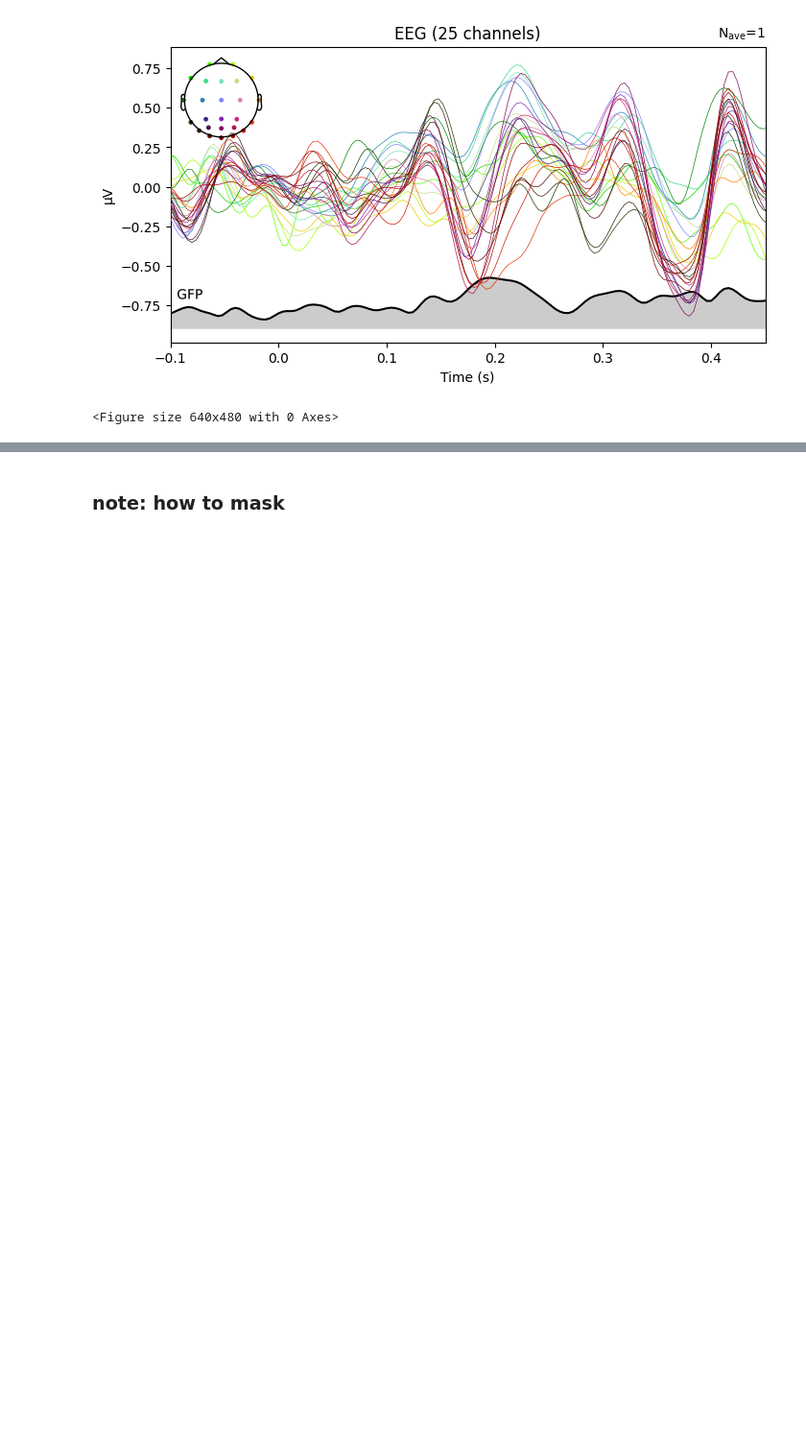
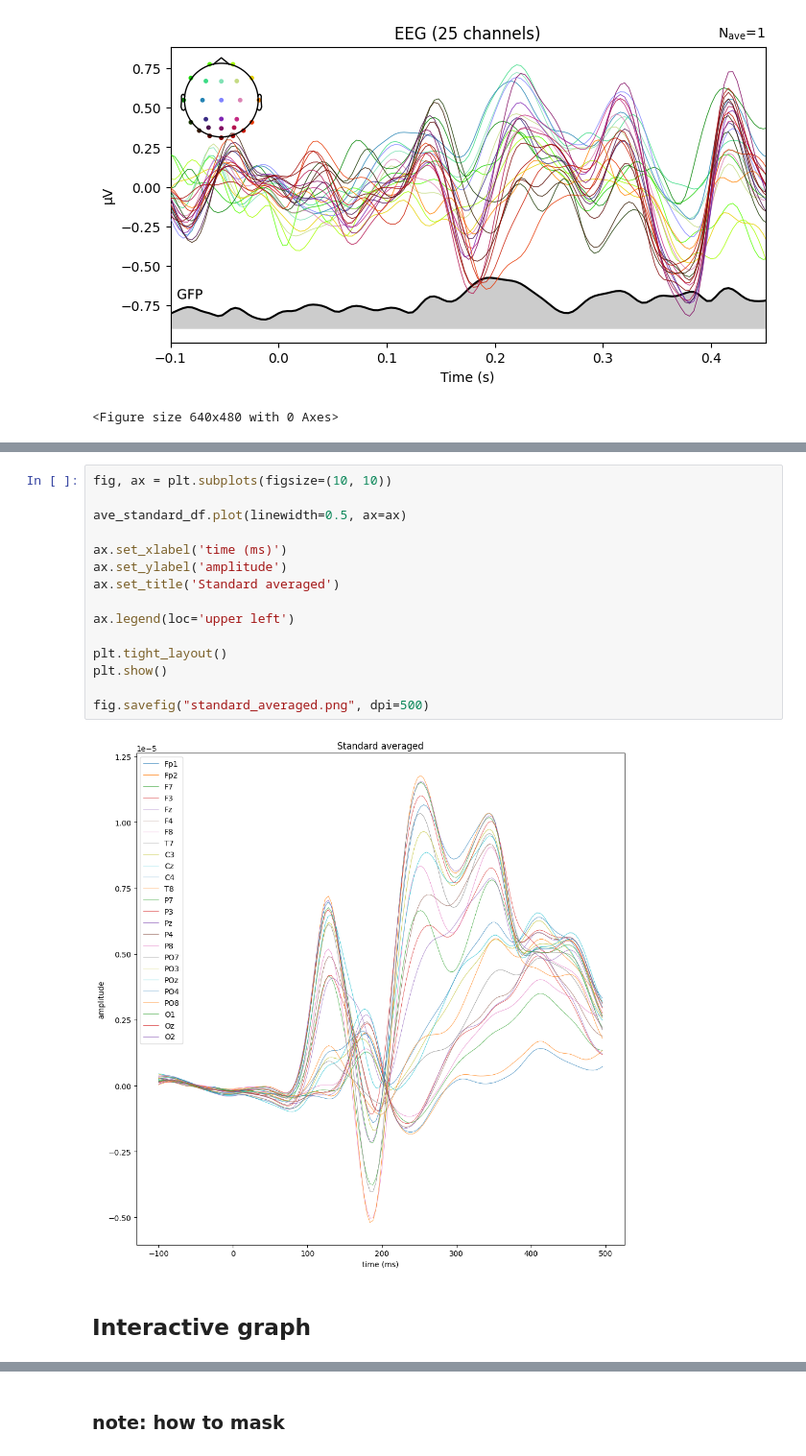
Before and after one commit to Kei-Kobayash/multiple_smiles, a Jupyter notebook: Spato_temporal_permutation2023.ipynb, the cells around one changed output, grey strips where cells are left out. Shown at 96% size. Drawn from its saved outputs; the diff is of its cells as text; blank space fills up the shorter version.

```diff
--- a/Spato_temporal_permutation2023.ipynb
+++ b/Spato_temporal_permutation2023.ipynb
@@ -628,0 +700,19 @@ fig.savefig("3-0_GFP.png", dpi=500)
+# %%
+fig, ax = plt.subplots(figsize=(10, 10))
+
+ave_standard_df.plot(linewidth=0.5, ax=ax)
+
+ax.set_xlabel('time (ms)')
+ax.set_ylabel('amplitude')
+ax.set_title('Standard averaged')
+
+ax.legend(loc='upper left')
+
+plt.tight_layout()
+plt.show()
+
+fig.savefig("standard_averaged.png", dpi=500)
+# %% [output]
+[figure, added]
+# %% [markdown]
+## Interactive graph
```
Also changed, not shown: parts of 6 cells of this notebook.
